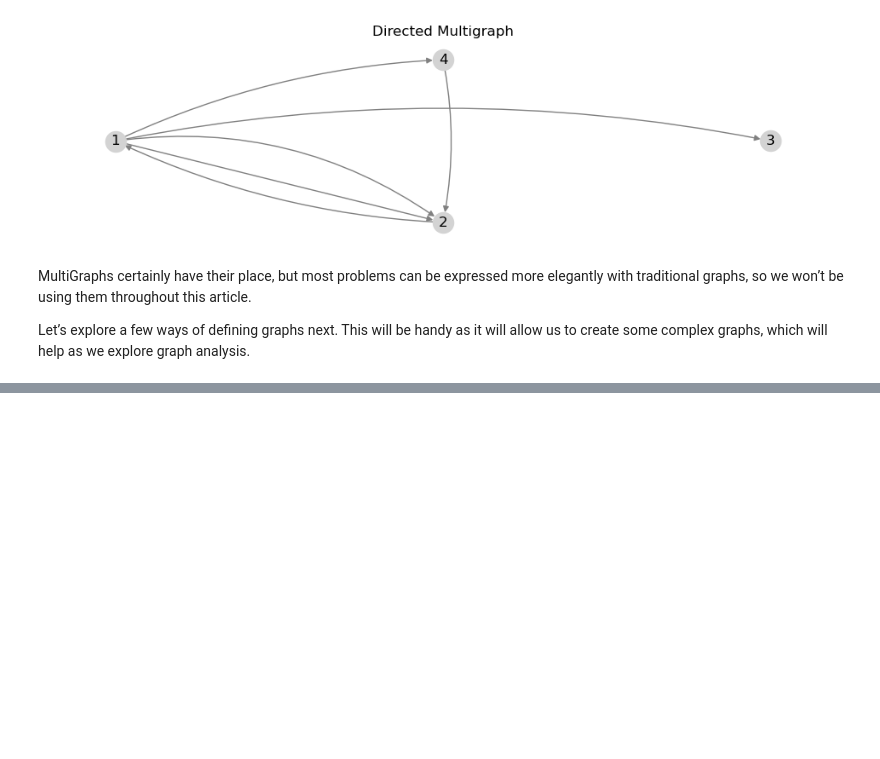
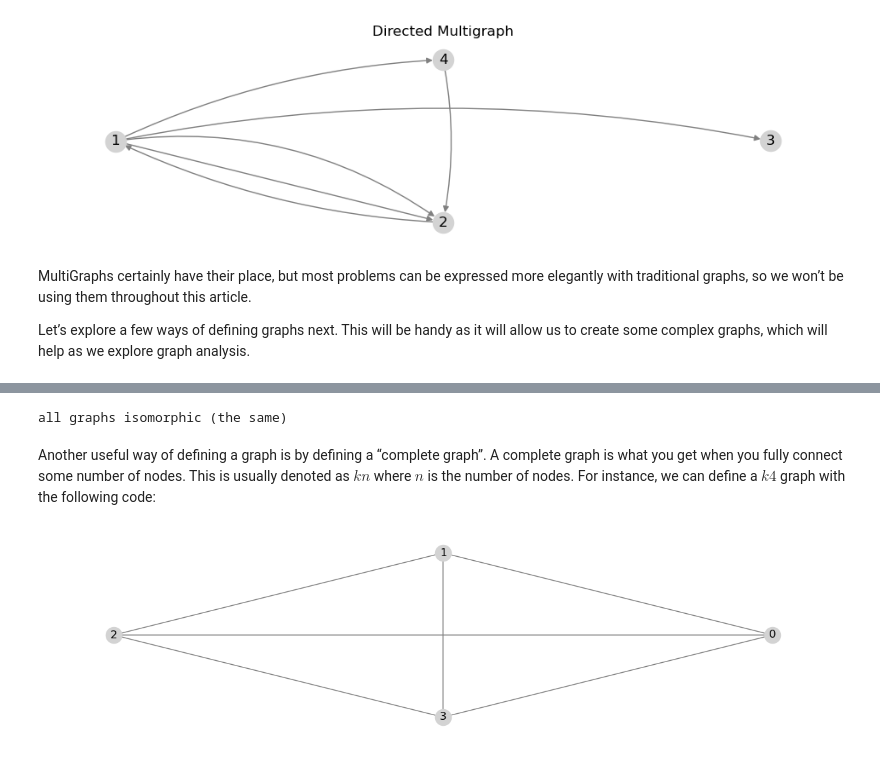
Before and after one commit to rsnemmen/graphs-crash-course, a Jupyter notebook: 2-Types.ipynb, the cells around one changed output, grey strips where cells are left out. Cells and saved outputs as stored; diff of their text form; code cells hidden in the pictures; blank space fills up the shorter version.

```diff
--- a/2-Types.ipynb
+++ b/2-Types.ipynb
@@ -181,0 +141,33 @@ Ok, cool, we’ve created a few graphs. Let’s go over some basic manipulation
+# %%
+# Checking if all the graphs have the same structure
+
+graphs = [graph1, graph2, graph3, graph4, graph5, graph6]
+n = len(graphs)
+
+# Compare every graph with every other graph
+isomorphic_groups = []
+checked = set()
+
+for i in range(n):
+    for j in range(i + 1, n):
+        if (i, j) not in checked:
+            if nx.is_isomorphic(graphs[i], graphs[j]):
+                isomorphic_groups.append((f"G{i+1}", f"G{j+1}"))
+            else:
+                raise ValueError('Not Isomorphic!')
+            checked.add((i, j))
+
+print('all graphs isomorphic (the same)')
+# %% [output]
+all graphs isomorphic (the same)
+# %% [markdown]
+Another useful way of defining a graph is by defining a “complete graph”. A complete graph is what you get when you fully connect some number of nodes. This is usually denoted as $kn$ where $n$ is the number of nodes. For instance, we can define a $k4$ graph with the following code:
+# %%
+# Defining a complete graph
+
+graph = nx.complete_graph(4)
+plt.figure(figsize=(12, 3))
+nx.draw_circular(graph, with_labels=True, arrows=True, node_color='lightgray', edge_color='gray')
+plt.show()
+# %% [output]
+[figure, added]
```
Also changed, not shown: parts of 7 cells of this notebook, 1 other file.
